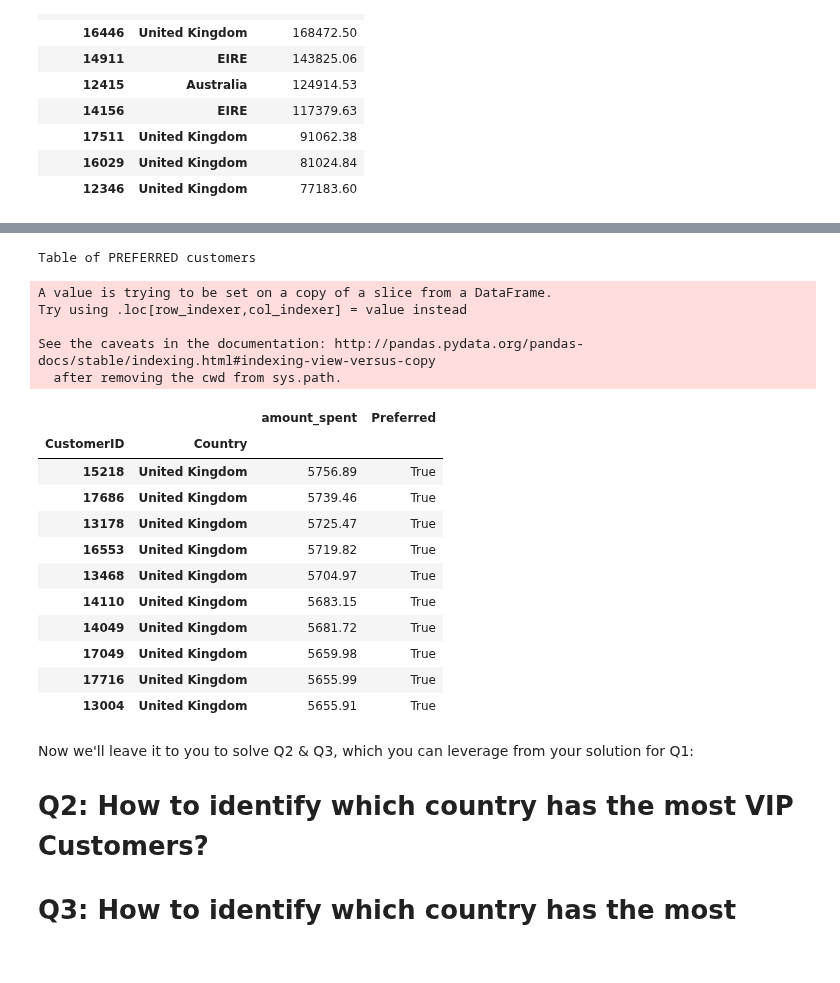
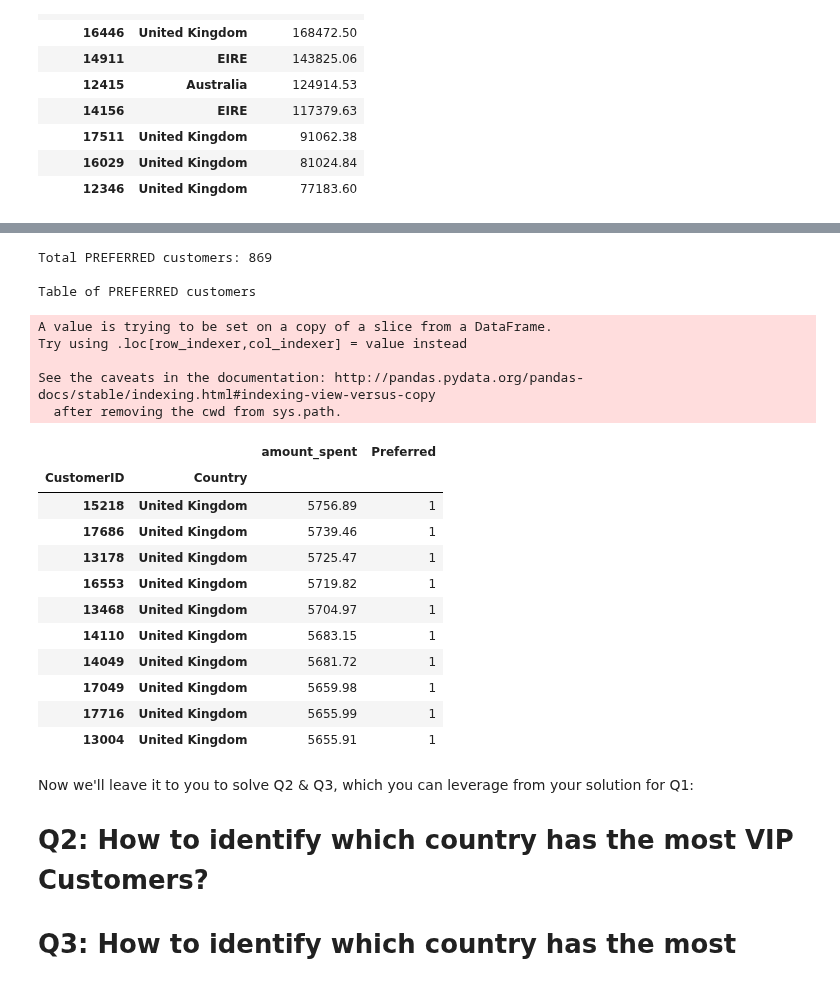
Before and after one commit to davidlafuentem/data-labs, a Jupyter notebook: module-2/lab-df-calculation-and-transformation/your-code/challenge-3.ipynb, the cells around one changed output, grey strips where cells are left out. Drawn from its saved outputs; the diff is of its cells as text; code cells hidden in the pictures.

```diff
--- a/module-2/lab-df-calculation-and-transformation/your-code/challenge-3.ipynb
+++ b/module-2/lab-df-calculation-and-transformation/your-code/challenge-3.ipynb
@@ -111,29 +114,34 @@ See the caveats in the documentation: http://pandas.pydata.org/pandas-docs/stabl
 # %%
-#select customer by its group
+#select PREFERRED customer by its group
 preferred_customers = spent_by_customer[(spent_by_customer.amount_spent <= vip_limit) & (spent_by_customer.amount_spent > preferred_limit)]
 
-preferred_customers['Preferred'] = True
+preferred_customers['Preferred'] = 1 #labeling the PREFERRED customer
+
+print("Total PREFERRED customers:", preferred_customers.shape[0])
+
 print("\nTable of PREFERRED customers")
 preferred_customers.head(10)
 # %% [output]
+Total PREFERRED customers: 869
+
 Table of PREFERRED customers
 A value is trying to be set on a copy of a slice from a DataFrame.
 Try using .loc[row_indexer,col_indexer] = value instead
 
 See the caveats in the documentation: http://pandas.pydata.org/pandas-docs/stable/indexing.html#indexing-view-versus-copy
   after removing the cwd from sys.path.
 |  |  | amount_spent | Preferred |
 | CustomerID | Country |  |  |
-| 15218 | United Kingdom | 5756.89 | True |
-| 17686 | United Kingdom | 5739.46 | True |
-| 13178 | United Kingdom | 5725.47 | True |
-| 16553 | United Kingdom | 5719.82 | True |
-| 13468 | United Kingdom | 5704.97 | True |
-| 14110 | United Kingdom | 5683.15 | True |
-| 14049 | United Kingdom | 5681.72 | True |
-| 17049 | United Kingdom | 5659.98 | True |
-| 17716 | United Kingdom | 5655.99 | True |
-| 13004 | United Kingdom | 5655.91 | True |
+| 15218 | United Kingdom | 5756.89 | 1 |
+| 17686 | United Kingdom | 5739.46 | 1 |
+| 13178 | United Kingdom | 5725.47 | 1 |
+| 16553 | United Kingdom | 5719.82 | 1 |
+| 13468 | United Kingdom | 5704.97 | 1 |
+| 14110 | United Kingdom | 5683.15 | 1 |
+| 14049 | United Kingdom | 5681.72 | 1 |
+| 17049 | United Kingdom | 5659.98 | 1 |
+| 17716 | United Kingdom | 5655.99 | 1 |
+| 13004 | United Kingdom | 5655.91 | 1 |
 # %% [markdown]
 Now we'll leave it to you to solve Q2 & Q3, which you can leverage from your solution for Q1:
 
```
Also changed, not shown: parts of 9 cells of this notebook.
